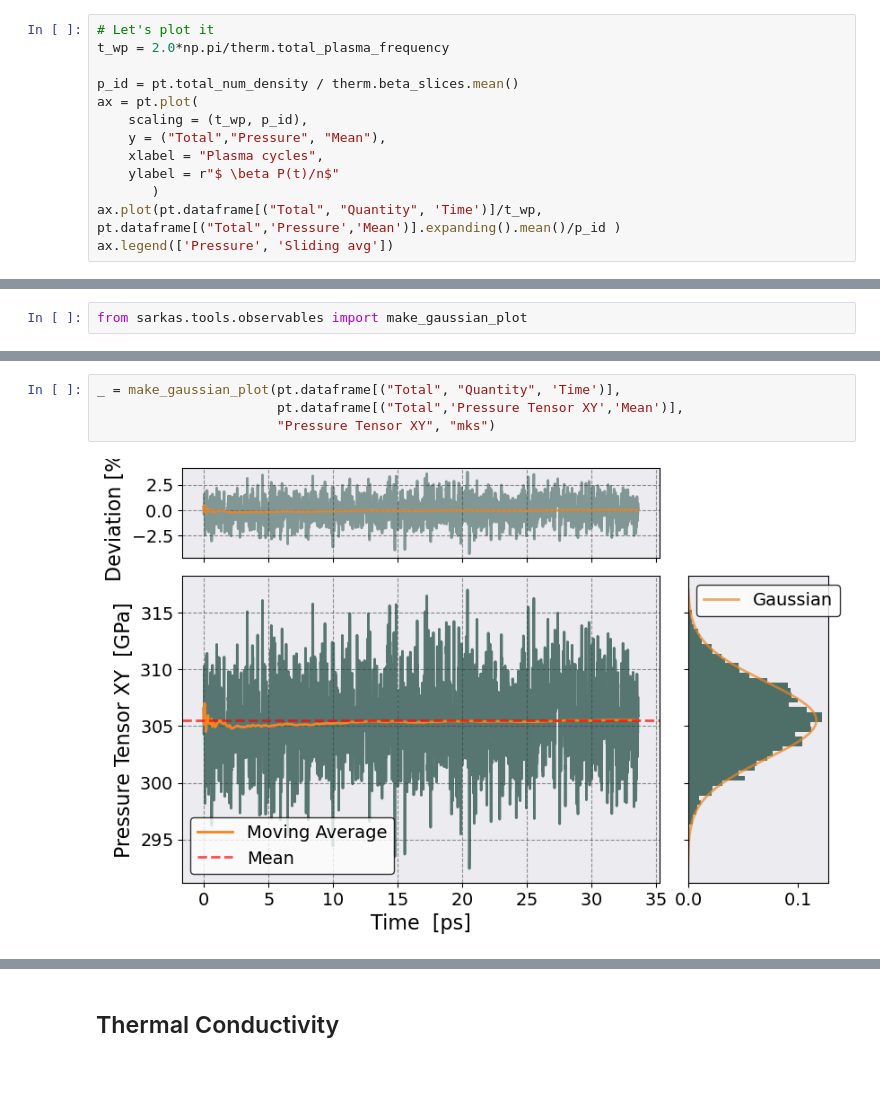
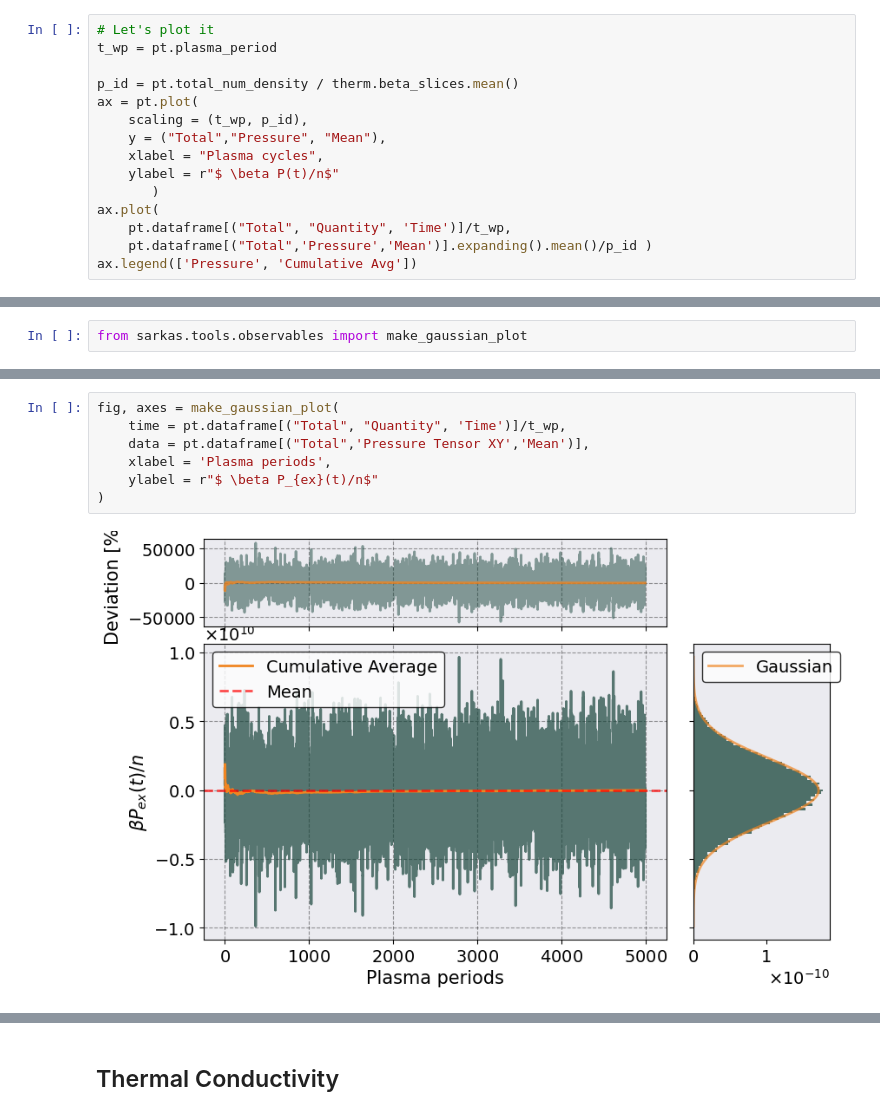
Before and after one commit to lucianogsilvestri/sarkas, a Jupyter notebook: docs/examples/YOCP/YOCP_Transport_NB.ipynb, the cells around one changed output, grey strips where cells are left out. Cells and saved outputs as stored; diff of their text form; blank space fills up the shorter version.

```diff
--- a/docs/examples/YOCP/YOCP_Transport_NB.ipynb
+++ b/docs/examples/YOCP/YOCP_Transport_NB.ipynb
@@ -198,7 +230,7 @@ Note also that there is a multitude of columns. This is because in dense plasmas
 Let's plot the Pressure as a function of time
 # %%
 # Let's plot it
-t_wp = 2.0*np.pi/therm.total_plasma_frequency
+t_wp = pt.plasma_period
 
 p_id = pt.total_num_density / therm.beta_slices.mean()
 ax = pt.plot(
@@ -207,7 +239,9 @@ ax = pt.plot(
     xlabel = "Plasma cycles",
     ylabel = r"$ \beta P(t)/n$"
        )
-ax.plot(pt.dataframe[("Total", "Quantity", 'Time')]/t_wp, pt.dataframe[("Total",'Pressure','Mean')].expanding().mean()/p_id )
-ax.legend(['Pressure', 'Sliding avg'])
+ax.plot(
+    pt.dataframe[("Total", "Quantity", 'Time')]/t_wp,
+    pt.dataframe[("Total",'Pressure','Mean')].expanding().mean()/p_id )
+ax.legend(['Pressure', 'Cumulative Avg'])
 # %% [output]
 <matplotlib.legend.Legend at 0x...>
@@ -236,6 +253,9 @@ MultiIndex([('Total',           'Quantity', 'Time'),
 # %%
-_ = make_gaussian_plot(pt.dataframe[("Total", "Quantity", 'Time')],
-                       pt.dataframe[("Total",'Pressure Tensor XY','Mean')],
-                       "Pressure Tensor XY", "mks")
+fig, axes = make_gaussian_plot(
+    time = pt.dataframe[("Total", "Quantity", 'Time')]/t_wp,
+    data = pt.dataframe[("Total",'Pressure Tensor XY','Mean')],
+    xlabel = 'Plasma periods',
+    ylabel = r"$ \beta P_{ex}(t)/n$"
+)
 # %% [output]
-[figure, old version]
+[figure, new version]
```
Also changed, not shown: parts of 57 cells of this notebook, 15 other files.
